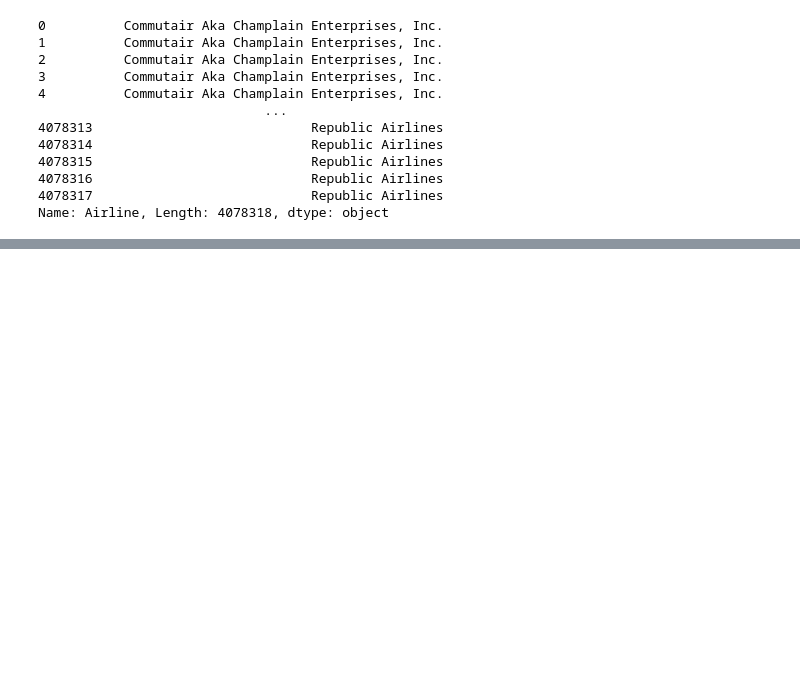
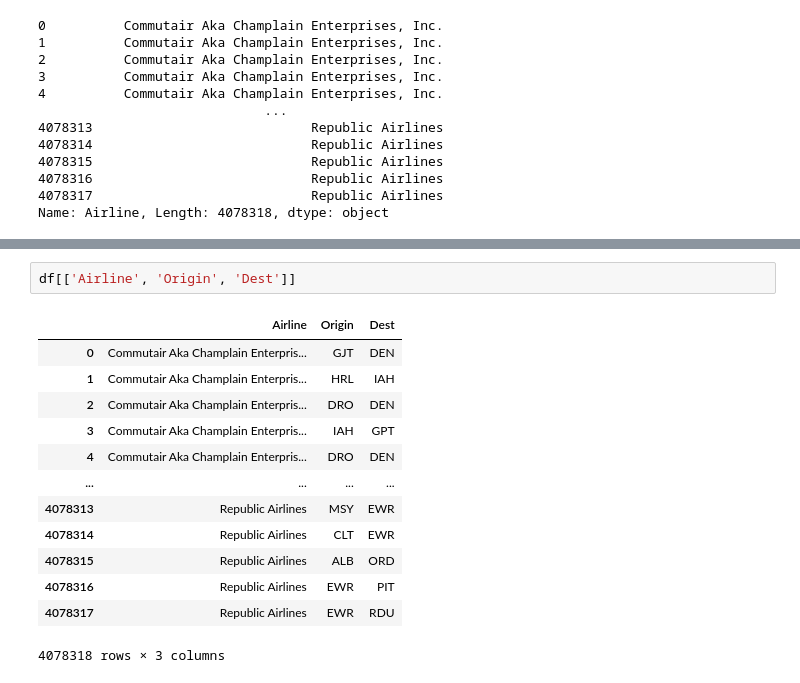
Before and after one commit to Mohammad188/Business-Intelligence, a Jupyter notebook: Tools/Python(packages)/flight_dataset.ipynb, the cells around one changed output, grey strips where cells are left out. Drawn from its saved outputs; the diff is of its cells as text; blank space fills up the shorter version.

```diff
--- a/Tools/Python(packages)/flight_dataset.ipynb
+++ b/Tools/Python(packages)/flight_dataset.ipynb
@@ -195,0 +227,16 @@ Name: Airline, Length: 4078318, dtype: object
+# %%
+df[['Airline', 'Origin', 'Dest']]
+# %% [output]
+|  | Airline | Origin | Dest |
+| 0 | Commutair Aka Champlain Enterpris... | GJT | DEN |
+| 1 | Commutair Aka Champlain Enterpris... | HRL | IAH |
+| 2 | Commutair Aka Champlain Enterpris... | DRO | DEN |
+| 3 | Commutair Aka Champlain Enterpris... | IAH | GPT |
+| 4 | Commutair Aka Champlain Enterpris... | DRO | DEN |
+| ... | ... | ... | ... |
+| 4078313 | Republic Airlines | MSY | EWR |
+| 4078314 | Republic Airlines | CLT | EWR |
+| 4078315 | Republic Airlines | ALB | ORD |
+| 4078316 | Republic Airlines | EWR | PIT |
+| 4078317 | Republic Airlines | EWR | RDU |
+4078318 rows × 3 columns
```
Also changed, not shown: parts of 17 cells of this notebook, 32 other files.
